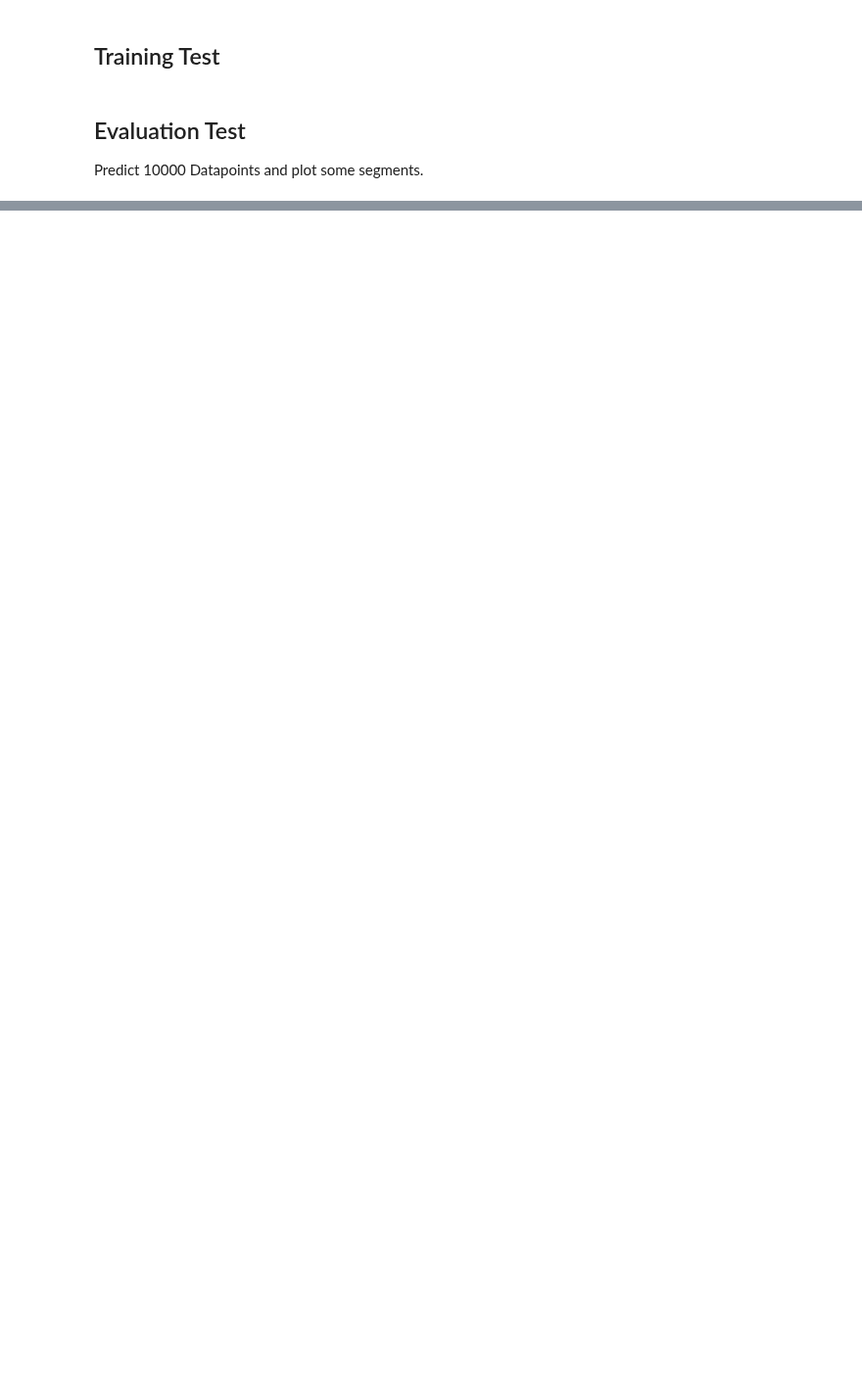
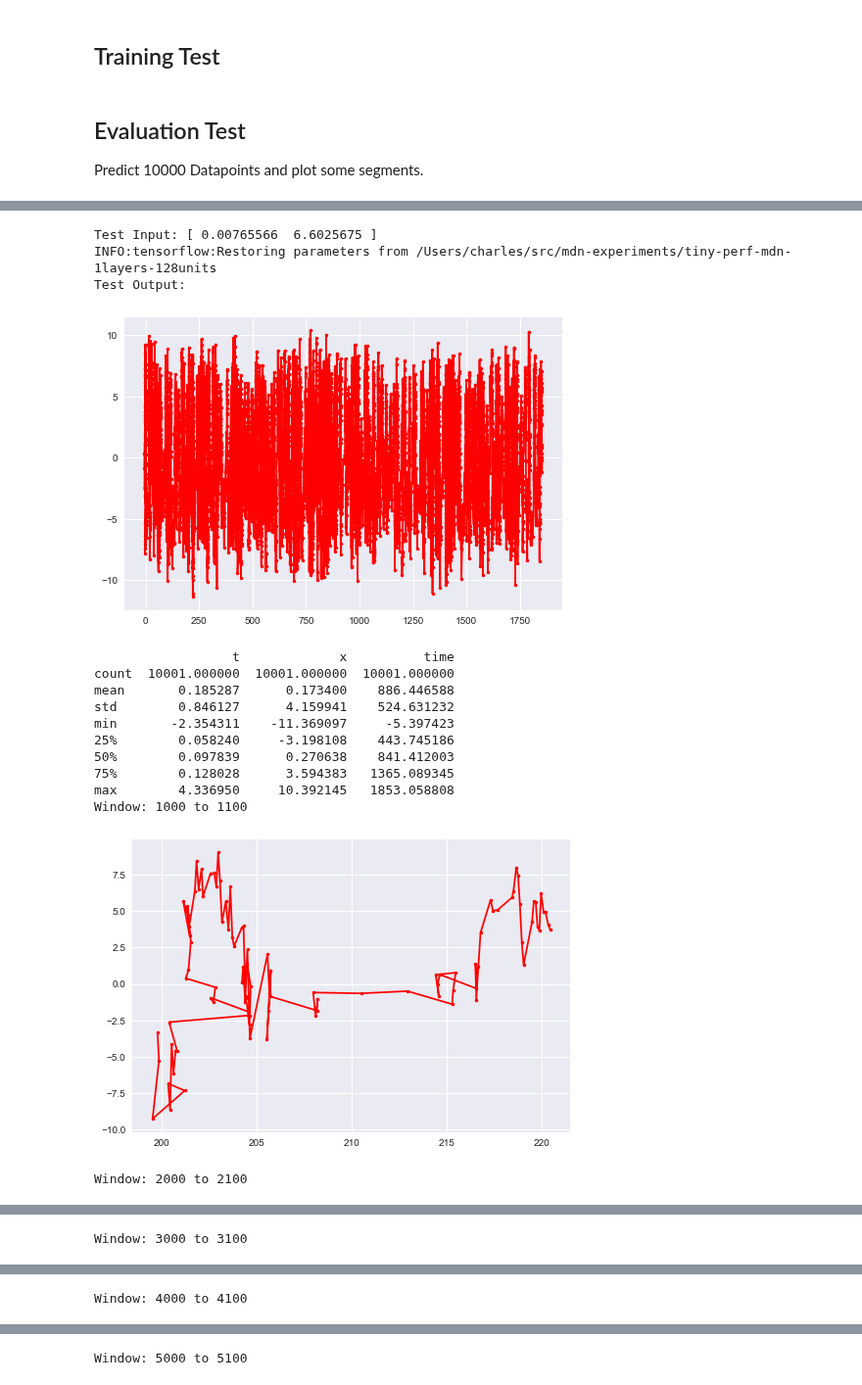
Before and after one commit to cpmpercussion/impsy, a Jupyter notebook: test-musical-mdn.ipynb, the cells around one changed output, grey strips where cells are left out. Shown at 98% size. Cells and saved outputs as stored; diff of their text form; code cells hidden in the pictures; blank space fills up the shorter version.

Commit message:
Tests of MDNs
Former-commit-id: 8e635ba92814776178c89add7e954aaaf72e1048

```diff
--- a/test-musical-mdn.ipynb
+++ b/test-musical-mdn.ipynb
@@ -39,11 +41,35 @@ with tf.Session() as sess:
 # %%
+first_touch = np.array([(0.01 + (np.random.rand()-0.5)*0.005), (np.random.rand()-0.5)*20])
+print("Test Input:",first_touch)
+with tf.Session() as sess:
+    perf = net.generate_performance(first_touch,10000,sess)
+print("Test Output:")
 perf_df = pd.DataFrame({'t':perf.T[0], 'x':perf.T[1]})
 perf_df['time'] = perf_df.t.cumsum()
-plt.show(perf_df.plot('time','x',kind='scatter'))
+#plt.show(perf_df.plot('time','x',kind='scatter'))
+plt.plot(perf_df.time, perf_df.x, '.r-')
+plt.show()
 print(perf_df.describe())
 ## Investigate Output
 window = 100
 for n in [1000,2000,3000,4000,5000,6000]:
     print("Window:", str(n),'to',str(n+window))
     plt.plot(perf_df[n:n+window].time, perf_df[n:n+window].x, '.r-')
     plt.show()
+# %% [output]
+Test Input: [ 0.00765566  6.6025675 ]
+INFO:tensorflow:Restoring parameters from /Users/charles/src/mdn-experiments/tiny-perf-mdn-1layers-128units
+Test Output:
+[figure, added]
+                  t             x          time
+count  10001.000000  10001.000000  10001.000000
+mean       0.185287      0.173400    886.446588
+std        0.846127      4.159941    524.631232
+min       -2.354311    -11.369097     -5.397423
+25%        0.058240     -3.198108    443.745186
+50%        0.097839      0.270638    841.412003
+75%        0.128028      3.594383   1365.089345
+max        4.336950     10.392145   1853.058808
+Window: 1000 to 1100
+[figure, added]
+Window: 2000 to 2100
@@ -49,0 +77 @@ for n in [1000,2000,3000,4000,5000,6000]:
+Window: 3000 to 3100
@@ -49,0 +79 @@ for n in [1000,2000,3000,4000,5000,6000]:
+Window: 4000 to 4100
@@ -49,0 +81 @@ for n in [1000,2000,3000,4000,5000,6000]:
+Window: 5000 to 5100
```
Also changed, not shown: parts of 3 cells of this notebook, 1 other file.
